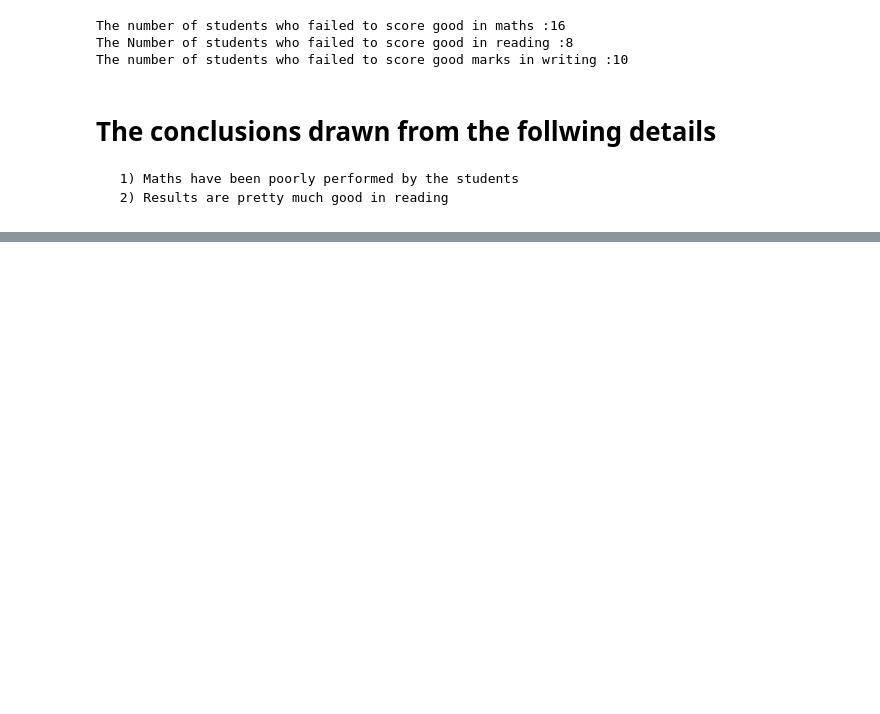
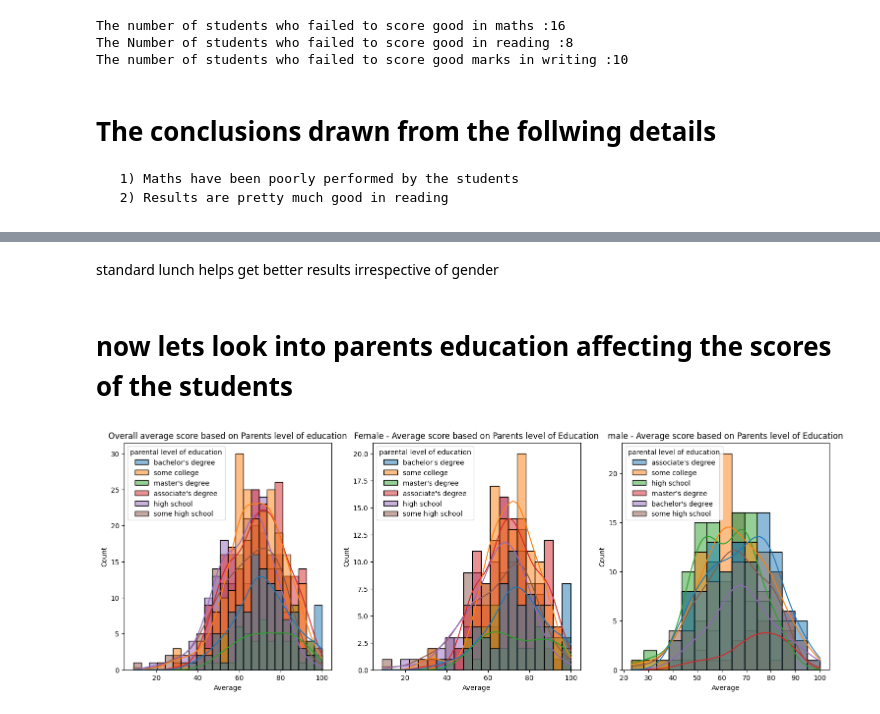
Before and after one commit to drigger091/Machine_learning_generic_project, a Jupyter notebook: Notebook/EDA_prototype.ipynb, the cells around one changed output, grey strips where cells are left out. Cells and saved outputs as stored; diff of their text form; code cells hidden in the pictures; blank space fills up the shorter version.

```diff
--- a/Notebook/EDA_prototype.ipynb
+++ b/Notebook/EDA_prototype.ipynb
@@ -330,0 +372,22 @@ The number of students who failed to score good marks in writing :10
+# %% [markdown]
+standard lunch helps get better results irrespective of gender
+# %% [markdown]
+# now lets look into parents education affecting the scores of the students
+# %%
+plt.subplots(1,3,figsize = (25,6))
+
+plt.subplot(141)
+sns.histplot(data = df , x= "Average",kde=True,hue='parental level of education')
+plt.title("Overall average score based on Parents level of education")
+
+plt.subplot(142)
+sns.histplot(data = df[df.gender == 'female'],x='Average',kde=True, hue='parental level of education')
+plt.title("Female - Average score based on Parents level of Education")
+
+plt.subplot(143)
+sns.histplot(data = df[df.gender == 'male'],x='Average',kde=True, hue='parental level of education')
+plt.title("male - Average score based on Parents level of Education")
+
+plt.show()
+# %% [output]
+[figure, added]
```
Also changed, not shown: parts of 6 cells of this notebook.
